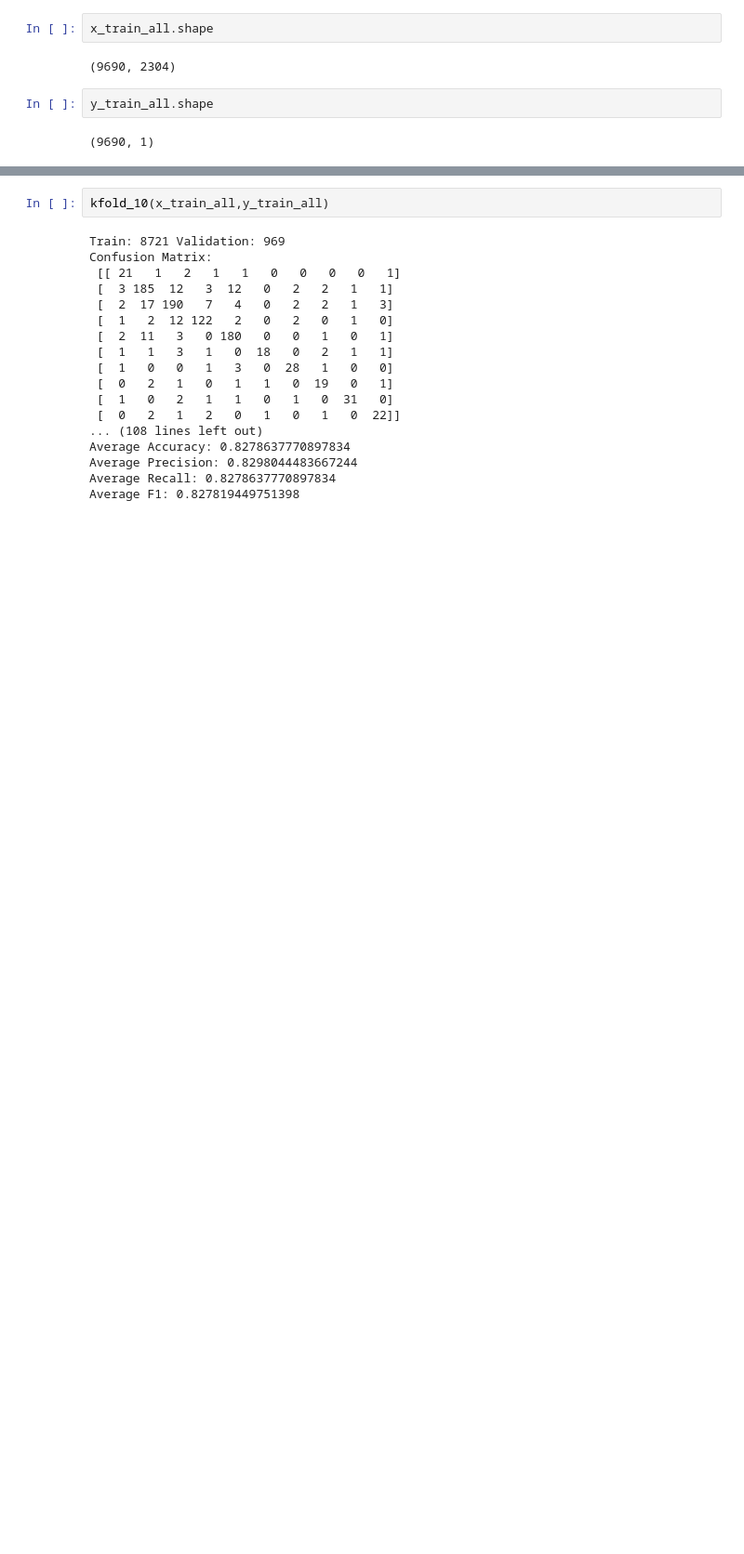
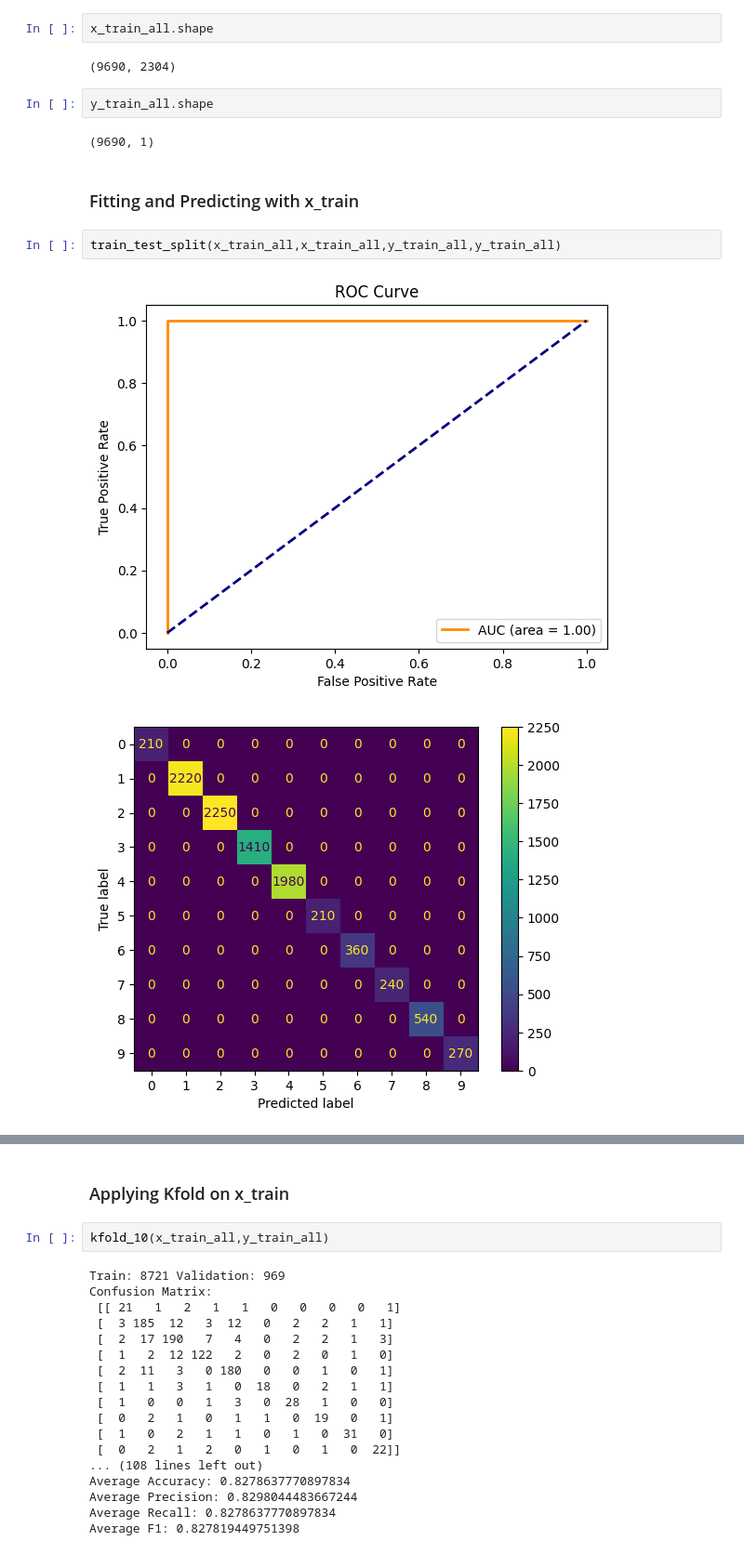
Before and after one commit to Suhail270/DMML_Part3, a Jupyter notebook: Part3.ipynb, the cells around one changed output, grey strips where cells are left out. Shown: that part at 93% size. Cells and saved outputs as stored; diff of their text form; blank space fills up the shorter version.

Commit message:
part 3 draft without DT visuallization

```diff
--- a/Part3.ipynb
+++ b/Part3.ipynb
@@ -135,3 +121,10 @@ x_train_all.shape
 y_train_all.shape
 # %% [output]
 (9690, 1)
+# %% [markdown]
+### Fitting and Predicting with x_train
+# %%
+train_test_split(x_train_all,x_train_all,y_train_all,y_train_all)
+# %% [output]
+[figure, added]
+[figure, added]
@@ -138,3 +148,5 @@ y_train_all.shape
+# %% [markdown]
+### Applying Kfold on x_train
 # %%
 kfold_10(x_train_all,y_train_all)
 # %% [output]
```
Also changed, not shown: parts of 39 cells of this notebook.
